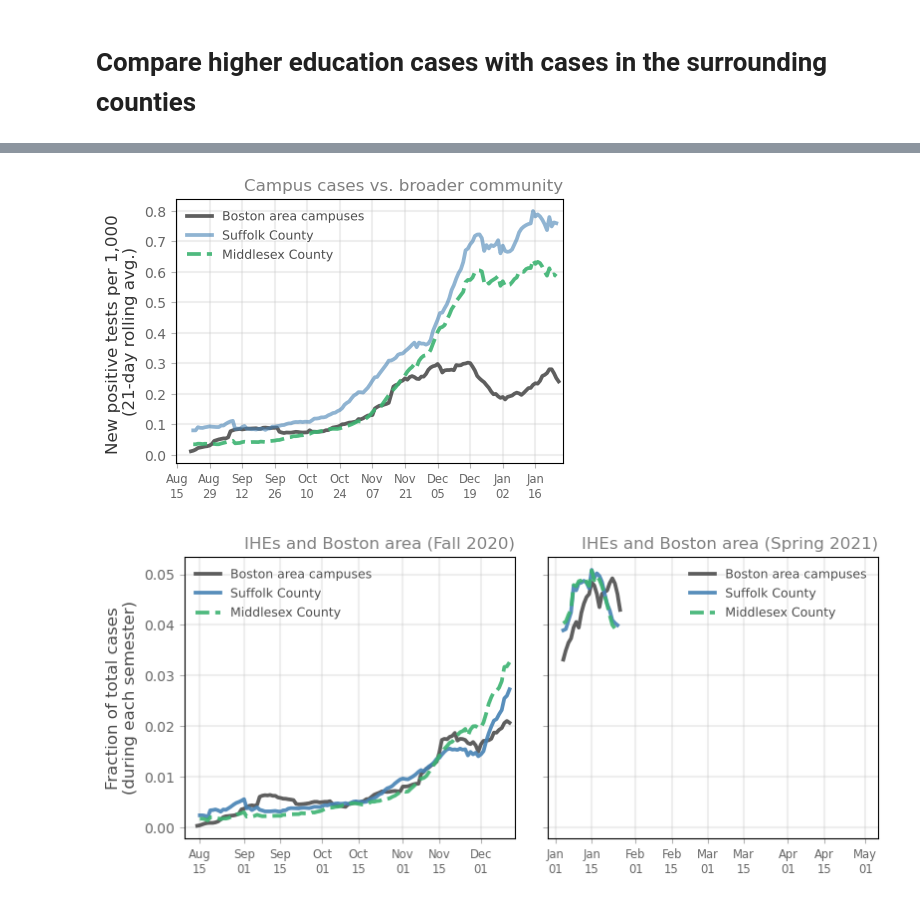
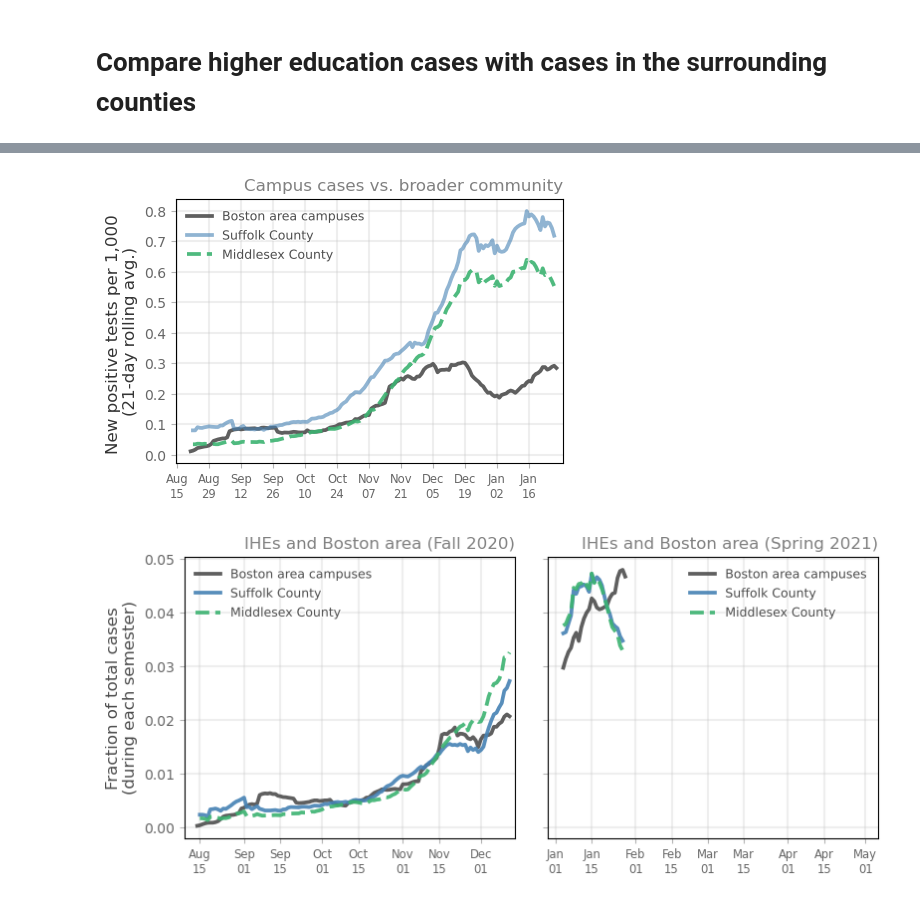
Before and after one commit to jkbren/massachusetts-higher-ed-covid, a Jupyter notebook: code/universities-in-boston.ipynb, the cells around one changed output, grey strips where cells are left out. Cells and saved outputs as stored; diff of their text form; code cells hidden in the pictures.

```diff
--- a/code/universities-in-boston.ipynb
+++ b/code/universities-in-boston.ipynb
@@ -84,7 +84,7 @@ for ui, univ in enumerate(school_deets['name'].unique()[:16]):
     yvals_u = data_u['positive_tests'].values
     yvalr_u = data_u['positive_tests'].rolling(window=wid).mean().values
 
-    ax.plot(xvals_u, yvalr_u, color=univ_col, linewidth=lw, alpha=0.9,
+    ax.plot(xvals_u[:-1], yvalr_u[:-1], color=univ_col, linewidth=lw, alpha=0.9,
             label='%s (total: %i)'%(univ_abb,totsum), zorder=wid-ui,
             path_effects=[path_effects.Stroke(linewidth=lw*1.5, foreground='w'), path_effects.Normal()])
 
@@ -132,7 +132,7 @@ for ui, univ in enumerate(school_deets['name'].unique()[:16]):
     yvalr_u_per = yvalr_u / np.nanmean(data_u['enrollment']) * 1000
     totsum = sum(data_u['positive_tests'].values) / np.nanmean(data_u['enrollment']) * 1000
 
-    ax.plot(xvals_u, yvalr_u_per, color=univ_col, linewidth=lw, alpha=0.9,
+    ax.plot(xvals_u[:-1], yvalr_u_per[:-1], color=univ_col, linewidth=lw, alpha=0.9,
             label='%s (total: %.2f)'%(univ_abb,totsum), zorder=wid-ui,
             path_effects=[path_effects.Stroke(linewidth=lw*1.5, foreground='w'), path_effects.Normal()])
 
@@ -349,39 +350,39 @@ sch_df['positive_tests_per_1000'] = (sch_df['positive_tests'] / sch_df['enrollme
 allbost = sch_df['positive_tests_per_1000'].rolling(window=wid).mean().values
 bosdates = sch_df['date'].values
 
-ax.plot([date_dict[i] for i in bosdates], allbost, label='Boston area campuses',
+ax.plot([date_dict[i] for i in bosdates[:-1]], allbost[:-1], label='Boston area campuses',
         color='.3', lw=lw*0.9, alpha=0.9,zorder=1)
 
 ax.set_xticks([date_dict[i] for i in datlabs])
 ax.set_xticklabels([month_abbrev[i[5:7]]+'\n'+i[8:] for i in datlabs],fontsize='small')
 ax.set_xlim(date_dict['2020-08-15']-0.5, date_dict[today]+2)
 ax.grid(linewidth=1.5,color='.75',alpha=0.25)
 ax.tick_params(labelcolor='.4',color='.7')
 
 ax.set_ylabel('New positive tests per 1,000 \n(%i-day rolling avg.)'%wid,
                  color='.2',fontsize='large')
 
 ax.set_title("Campus cases vs. broader community", x=1.0, ha='right', color='.5')
 
 suffx = [date_dict[i] for i in ll.loc[ll['fips']=='25025']['date'].values]
 suffy = (ll.loc[ll['fips']=='25025']['new_cases'].rolling(window=wid).mean().values / suffolk_population) * 1000
-ax.plot(suffx, suffy, label='Suffolk County', color='steelblue', lw=lw*0.9, alpha=0.6)
+ax.plot(suffx[:-1], suffy[:-1], label='Suffolk County', color='steelblue', lw=lw*0.9, alpha=0.6)
 
 middx = [date_dict[i] for i in ll.loc[ll['fips']=='25017']['date'].values]
 middy = (ll.loc[ll['fips']=='25017']['new_cases'].rolling(window=wid).mean().values / middlesex_population) * 1000
-ax.plot(middx, middy, label='Middlesex County', color='mediumseagreen', linestyle='--', lw=lw*0.9, alpha=0.9)
+ax.plot(middx[:-1], middy[:-1], label='Middlesex County', color='mediumseagreen', linestyle='--', lw=lw*0.9, alpha=0.9)
 
 l = ax.legend(fontsize=9,framealpha=0.0,ncol=1,columnspacing=1.5,loc=2)
 for text in l.get_texts():
     text.set_color('.3')
     text.set_path_effects([path_effects.Stroke(linewidth=1.5, foreground='w'),
                            path_effects.Normal()])
 
 plt.savefig('../figs/pngs/university_county_comparison_cases_per_1000.png', dpi=425, bbox_inches='tight')
 plt.savefig('../figs/pdfs/university_county_comparison_cases_per_1000.pdf', bbox_inches='tight')
 plt.show()
 # %% [output]
-[figure, old version]
+[figure, new version]
 # %%
 dat_labs1 = ['2020-08-15','2020-09-01','2020-09-15','2020-10-01','2020-10-15',
              '2020-11-01','2020-11-15','2020-12-01','2020-12-15']
@@ -433,11 +434,12 @@ suffy = ll.loc[(ll['fips']=='25025')&(ll['date']>spr_date)]['new_cases'].rolling
 middx = [date_dict[i] for i in ll.loc[(ll['fips']=='25017')&(ll['date']>spr_date)]['date'].values]
 middy = ll.loc[(ll['fips']=='25017')&(ll['date']>spr_date)]['new_cases'].rolling(window=wid).mean().values
 
-ax[1].plot([date_dict[i] for i in bosdates], allbost/np.nansum(allbost), label='Boston area campuses',
+ax[1].plot([date_dict[i] for i in bosdates[:-1]], allbost[:-1]/np.nansum(allbost[:-1]),
+           label='Boston area campuses',
         color='.3', lw=lw*0.9, alpha=0.9,zorder=1)
-ax[1].plot(suffx, suffy/np.nansum(suffy), label='Suffolk County',
+ax[1].plot(suffx[:-1], suffy[:-1]/np.nansum(suffy[:-1]), label='Suffolk County',
         color='steelblue', lw=lw*0.9, alpha=0.9,zorder=1)
-ax[1].plot(middx, middy/np.nansum(middy), label='Middlesex County',
+ax[1].plot(middx[:-1], middy[:-1]/np.nansum(middy[:-1]), label='Middlesex County',
         color='mediumseagreen', lw=lw*0.9, alpha=0.9,zorder=1,linestyle='--')
 ax[1].set_xticks([date_dict[i] for i in dat_labs2])
 ax[1].set_xticklabels([month_abbrev[i[5:7]]+'\n'+i[8:] for i in dat_labs2],fontsize='small')
@@ -456,4 +458,4 @@ plt.savefig('../figs/pdfs/university_county_comparison_spr_fall.pdf', bbox_inche
 
 plt.show()
 # %% [output]
-[figure, old version]
+[figure, new version]
```
Also changed, not shown: parts of 5 cells of this notebook, 15 other files.
